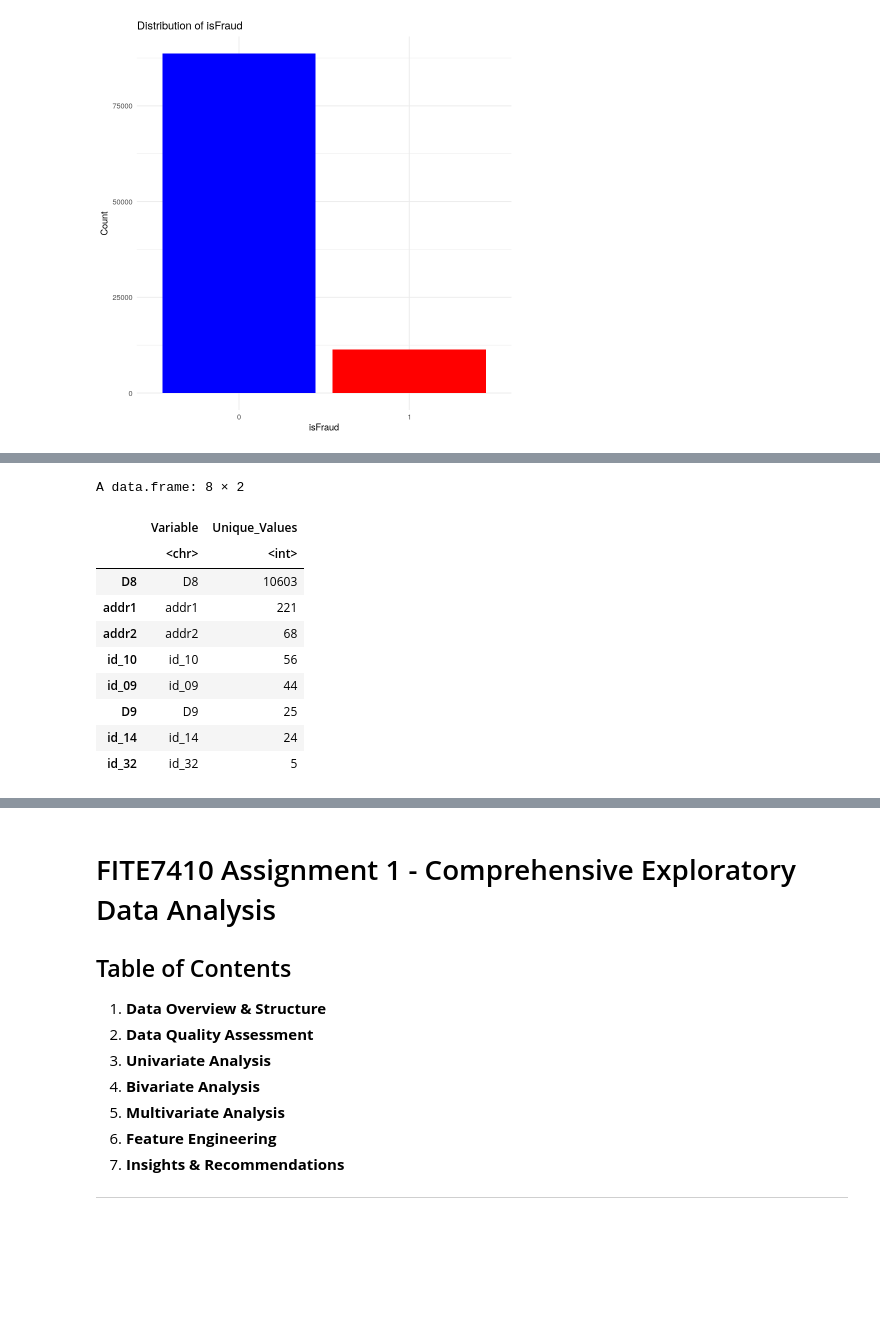
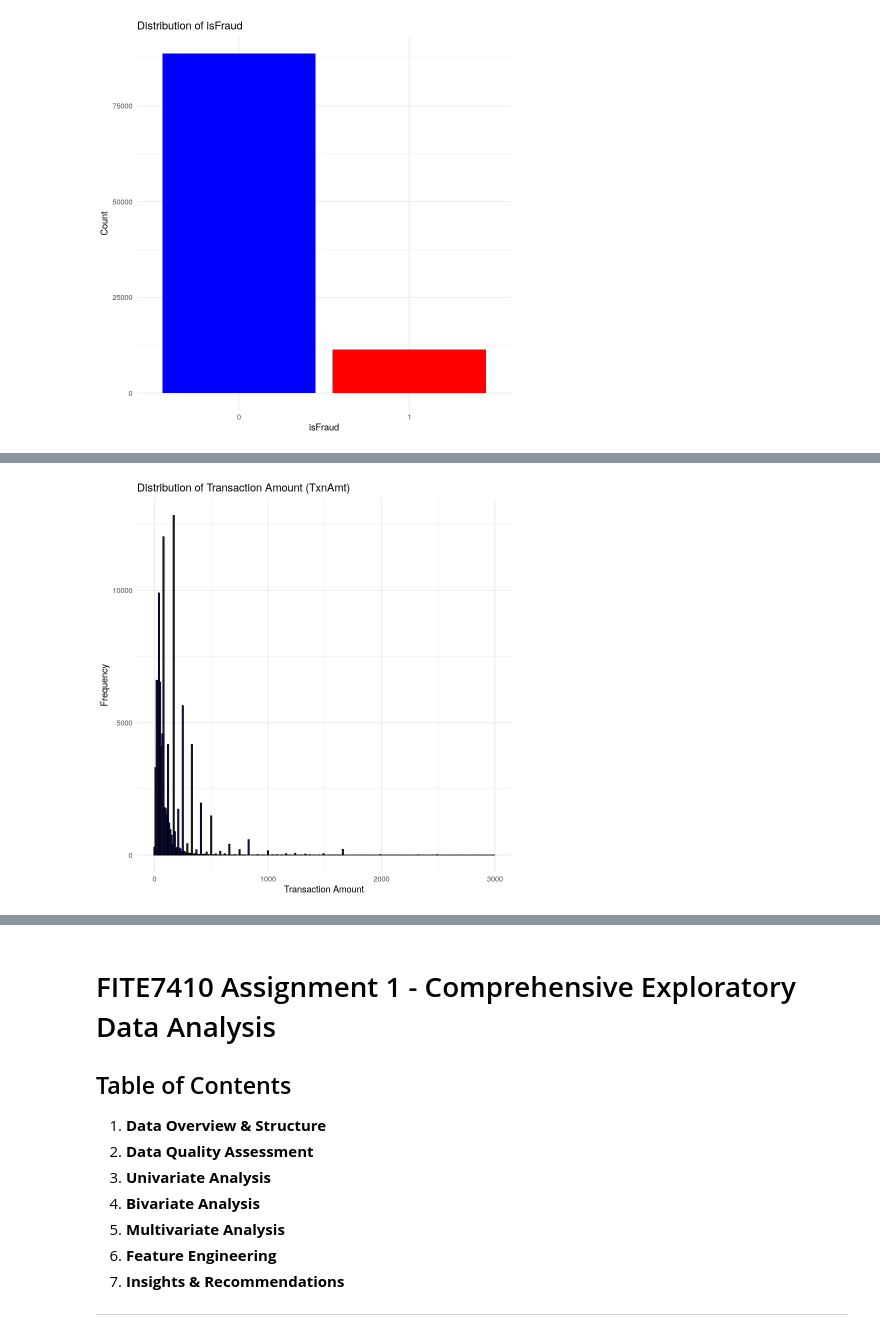
Before and after one commit to ytcctl/peter, a Jupyter notebook: FITE7410/FITE7410_Assgn_1.ipynb, the cells around one changed output, grey strips where cells are left out. Drawn from its saved outputs; the diff is of its cells as text; code cells hidden in the pictures; blank space fills up the shorter version.

```diff
--- a/FITE7410/FITE7410_Assgn_1.ipynb
+++ b/FITE7410/FITE7410_Assgn_1.ipynb
@@ -174,20 +202,11 @@ id_37                 id_37             3
 id_38                 id_38             3
 DevType             DevType             3
 DevInfo             DevInfo          1637
-# %%
-# view the unique values where the missing percentage is greater than 20% and less than 100% ------------------------------
-high_missing_vars <- missing_percentage$Variable[missing_percentage$Missing_Percentage > 20 & missing_percentage$Missing_Percentage < 100]
-unique_values[unique_values$Variable %in% high_missing_vars, ] %>%
-  arrange(desc(Unique_Values))
-# %% [output]
-A data.frame: 8 × 2
-|  | Variable | Unique_Values |
-|  | <chr> | <int> |
-| D8 | D8 | 10603 |
-| addr1 | addr1 | 221 |
-| addr2 | addr2 | 68 |
-| id_10 | id_10 | 56 |
-| id_09 | id_09 | 44 |
-| D9 | D9 | 25 |
-| id_14 | id_14 | 24 |
-| id_32 | id_32 | 5 |
+# %%
+# view the distribution of TxnAmt ------------------------------------------------
+ggplot(data, aes(x = TxnAmt)) +
+  geom_histogram(binwidth = 10, fill = "blue", color = "black", alpha = 0.7) +
+  labs(title = "Distribution of Transaction Amount (TxnAmt)", x = "Transaction Amount", y = "Frequency") +
+  theme_minimal()
+# %% [output]
+[figure, added]
```
Also changed, not shown: parts of 9 cells of this notebook.
